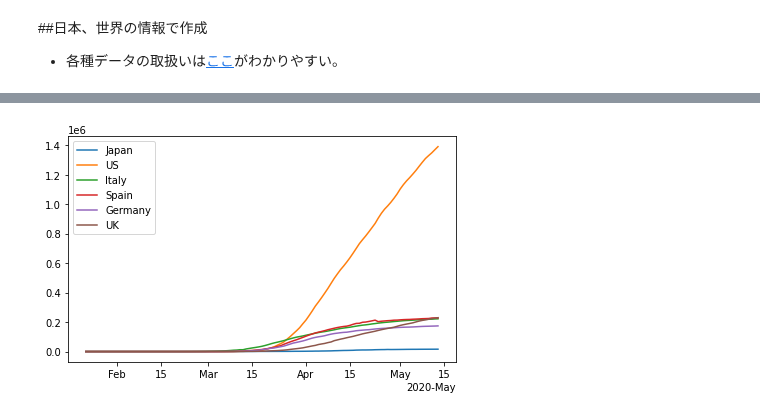
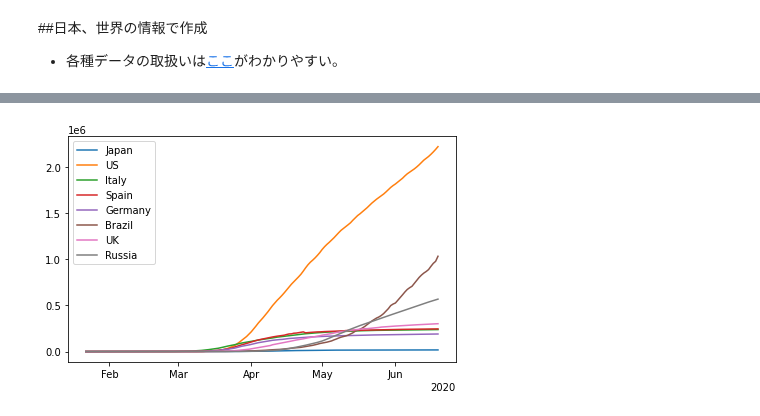
Before and after one commit to pekopeko1/covid-19, a Jupyter notebook: covid_19.ipynb, the cells around one changed output, grey strips where cells are left out. Drawn from its saved outputs; the diff is of its cells as text; code cells hidden in the pictures.

```diff
--- a/covid_19.ipynb
+++ b/covid_19.ipynb
@@ -170,3 +169,6 @@ es_c_data = df[df['Country/Region'] == 'Spain'].T[4:]
 kr_c_data = df[df['Country/Region'] == 'Korea, South'].T[4:]
 de_c_data = df[df['Country/Region'] == 'Germany'].T[4:]
 uk_c_data = df[df['Country/Region'] == 'United Kingdom'].T[4:][223]
+br_c_data = df[df['Country/Region'] == 'Brazil'].T[4:]
+ru_c_data = df[df['Country/Region'] == 'Russia'].T[4:]
+br_c_data
@@ -173,21 +189,23 @@ uk_c_data = df[df['Country/Region'] == 'United Kingdom'].T[4:][223]
 # %%
 locator = mdates.AutoDateLocator()
 formatter = mdates.ConciseDateFormatter(locator)
 
 fig, ax = plt.subplots()
 ax.xaxis.set_major_locator(locator)
 ax.xaxis.set_major_formatter(formatter)
 ax.plot(g_datedata, jp_c_data, label='Japan')
 ax.plot(g_datedata, us_c_data, label='US')
 ax.plot(g_datedata, it_c_data, label='Italy')
 ax.plot(g_datedata, es_c_data, label='Spain')
 ax.plot(g_datedata, de_c_data, label='Germany')
+ax.plot(g_datedata, br_c_data, label='Brazil')
 ax.plot(g_datedata, uk_c_data, label='UK')
+ax.plot(g_datedata, ru_c_data, label='Russia')
 ax.legend()
 
 fig.tight_layout()
 # %% [output]
-[figure, old version]
+[figure, new version]
 # %%
 jp_inc_data = get_increase_pace(list(jp_c_data[139]))
 us_inc_data = get_increase_pace(list(us_c_data[225]))
```
Also changed, not shown: parts of 10 cells of this notebook.
